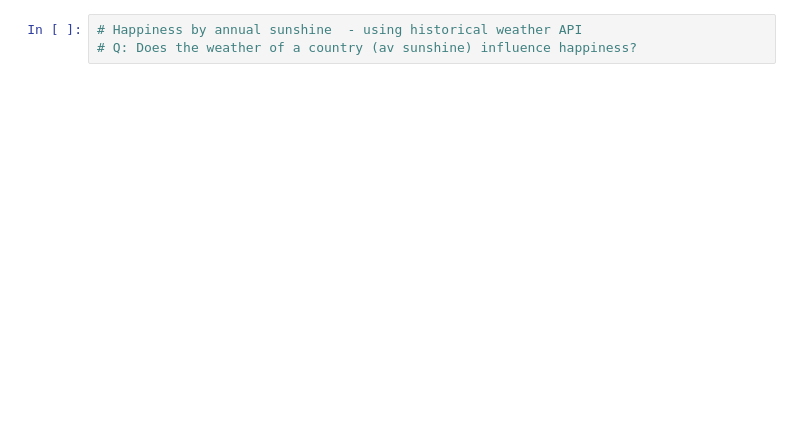
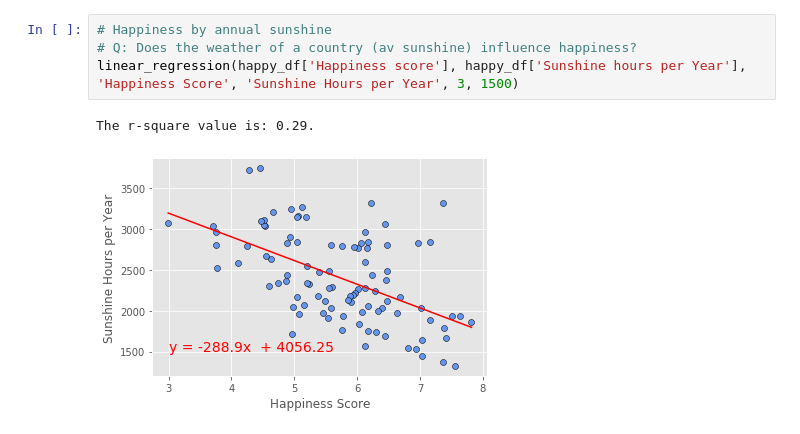
Before and after one commit to CBPher24/Exploring-World-Happiness, a Jupyter notebook: MainWork/All_Questions_team.ipynb, the cells around one changed output. Drawn from its saved outputs; the diff is of its cells as text; blank space fills up the shorter version.

```diff
--- a/MainWork/All_Questions_team.ipynb
+++ b/MainWork/All_Questions_team.ipynb
@@ -14,6 +55,10 @@ happy_cs = "../Output/happy_comb-data.csv"
 # %%
-# Happiness by annual sunshine  - using historical weather API
+# Happiness by annual sunshine
 # Q: Does the weather of a country (av sunshine) influence happiness?
+linear_regression(happy_df['Happiness score'], happy_df['Sunshine hours per Year'], 'Happiness Score', 'Sunshine Hours per Year', 3, 1500)
+# %% [output]
+The r-square value is: 0.29.
+[figure, added]
 # %%
 # Happiness by life expectancy
 # Q: Are countries with longer life expectancies happier?
```
Also changed, not shown: parts of 7 cells of this notebook.
